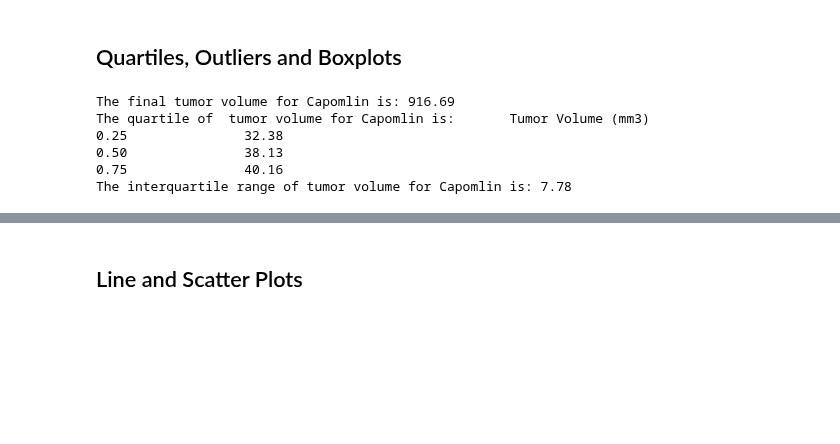
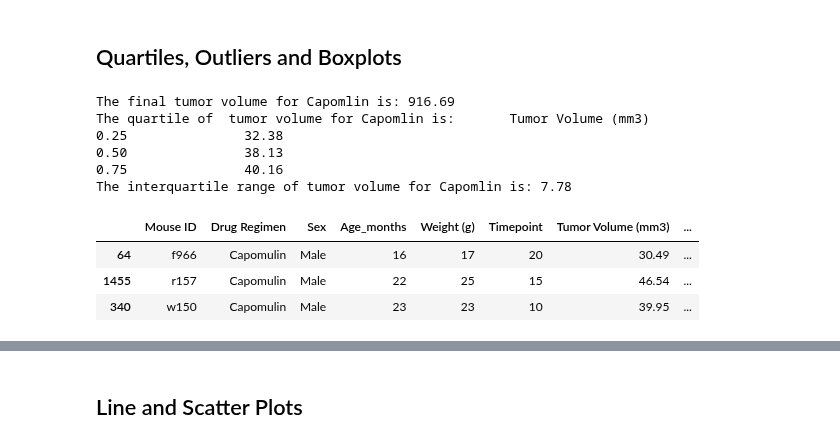
Before and after one commit to olivesun1213/Matplotlib, a Jupyter notebook: Unit 05 - Matplotlib_Homework_Instructions_Pymaceuticals_pymaceuticals_starter.ipynb, the cells around one changed output, grey strips where cells are left out. Saved outputs shown, nothing was run; the diff lists cells and outputs as text; code cells hidden in the pictures; blank space fills up the shorter version.

```diff
--- a/Unit 05 - Matplotlib_Homework_Instructions_Pymaceuticals_pymaceuticals_starter.ipynb
+++ b/Unit 05 - Matplotlib_Homework_Instructions_Pymaceuticals_pymaceuticals_starter.ipynb
@@ -299,22 +299,31 @@ plt.show()
 # %%
 # Calculate the final tumor volume of each mouse across four of the most promising treatment regimens.  Capomulin, Ramicane, Infubinol, and Ceftamin. Calculate the IQR and quantitatively determine if there are any potential outliers.
 #Capomlin
 Capomulin_Table = newtable.loc[newtable["Drug Regimen"] == "Capomulin", :]
 sortby_TimePoint = Capomulin_Table.sort_values(by="Timepoint", ascending=False)
 pd.to_numeric(sortby_TimePoint["Timepoint"])
 Cfinaltable=sortby_TimePoint.drop_duplicates("Mouse ID")
 Capomlin_Final_Tumor_Volume=Cfinaltable["Tumor Volume (mm3)"].sum()
 Capomlin_Quarteriles=pd.DataFrame(Cfinaltable["Tumor Volume (mm3)"].quantile([.25,.5,.75]))
 CQ1=Cfinaltable["Tumor Volume (mm3)"].quantile(0.25)
 CQ3=Cfinaltable["Tumor Volume (mm3)"].quantile(0.75)
 CIQR=CQ3-CQ1
+C_lower_bound = CQ1 - (1.5*CIQR)
+C_upper_bound = CQ3 + (1.5*CIQR)
 print(f"The final tumor volume for Capomlin is: {round(Capomlin_Final_Tumor_Volume,2)}")
 print(f"The quartile of  tumor volume for Capomlin is: {Capomlin_Quarteriles}")
 print(f"The interquartile range of tumor volume for Capomlin is: {round(CIQR,2)}")
+
+outlier_Capomlin = Cfinaltable.loc[(Cfinaltable["Timepoint"] < C_lower_bound) | (Cfinaltable["Timepoint"] > C_upper_bound)]
+outlier_Capomlin
 # %% [output]
 The final tumor volume for Capomlin is: 916.69
 The quartile of  tumor volume for Capomlin is:       Tumor Volume (mm3)
 0.25               32.38
 0.50               38.13
 0.75               40.16
 The interquartile range of tumor volume for Capomlin is: 7.78
+|  | Mouse ID | Drug Regimen | Sex | Age_months | Weight (g) | Timepoint | Tumor Volume (mm3) | ... |
+| 64 | f966 | Capomulin | Male | 16 | 17 | 20 | 30.49 | ... |
+| 1455 | r157 | Capomulin | Male | 22 | 25 | 15 | 46.54 | ... |
+| 340 | w150 | Capomulin | Male | 23 | 23 | 10 | 39.95 | ... |
```
Also changed, not shown: parts of 3 cells of this notebook.
